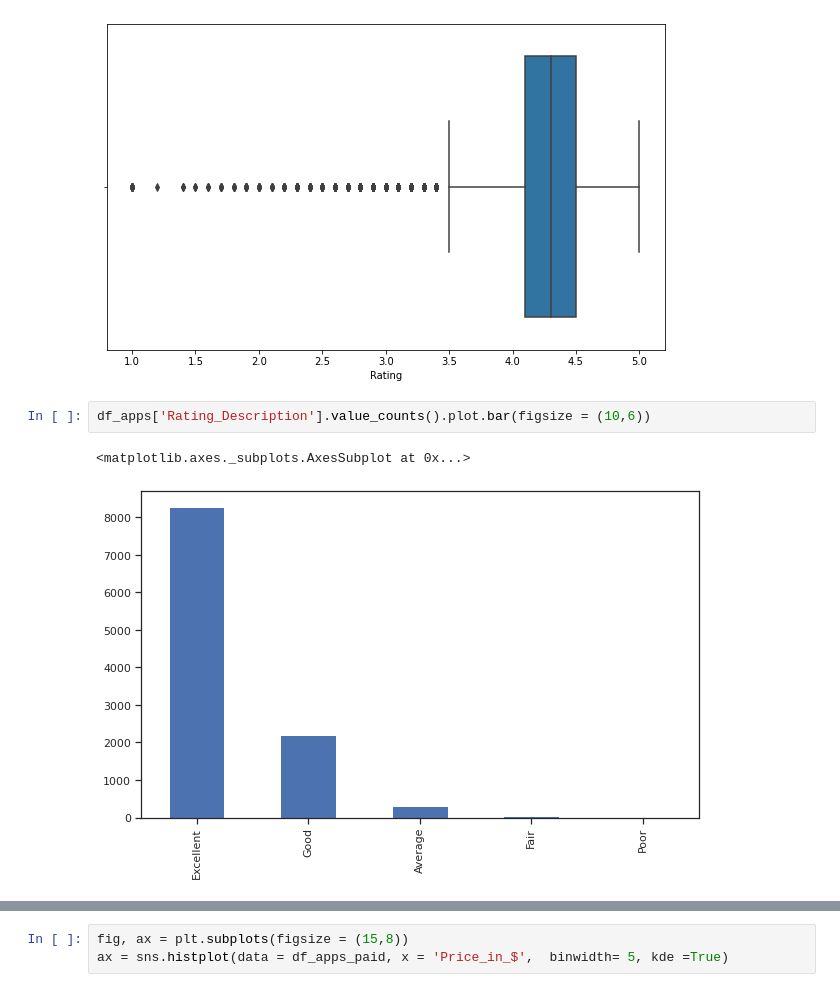
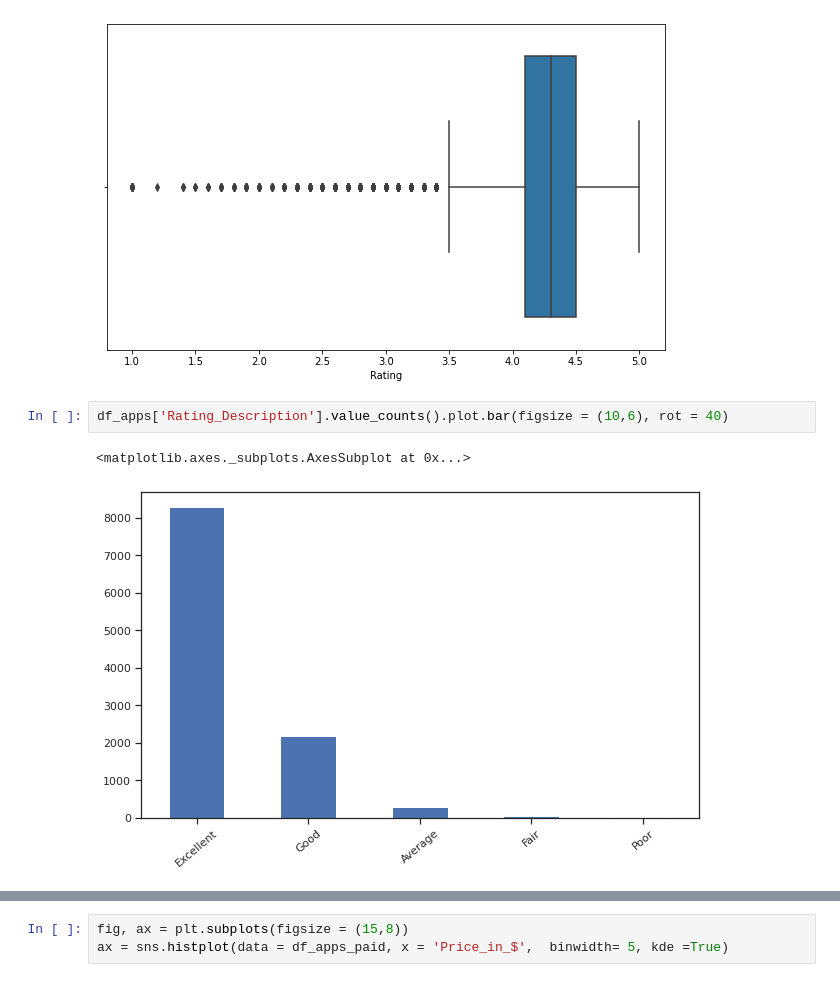
Before and after one commit to ganathetechie/AlmaBetter-Capstone-Project-1, a Jupyter notebook: Play_Store_App_Review_Analysis_Capstone_Project.ipynb, the cells around one changed output, grey strips where cells are left out. Saved outputs shown, nothing was run; the diff lists cells and outputs as text.

```diff
--- a/Play_Store_App_Review_Analysis_Capstone_Project.ipynb
+++ b/Play_Store_App_Review_Analysis_Capstone_Project.ipynb
@@ -600,7 +600,7 @@ ax = sns.boxplot(x = df_apps.Rating)
 # %% [output]
 [figure]
 # %%
-df_apps['Rating_Description'].value_counts().plot.bar(figsize = (10,6))
+df_apps['Rating_Description'].value_counts().plot.bar(figsize = (10,6), rot = 40)
 # %% [output]
 <matplotlib.axes._subplots.AxesSubplot at 0x...>
-[figure, old version]
+[figure, new version]
```
Also changed, not shown: parts of 29 cells of this notebook.
